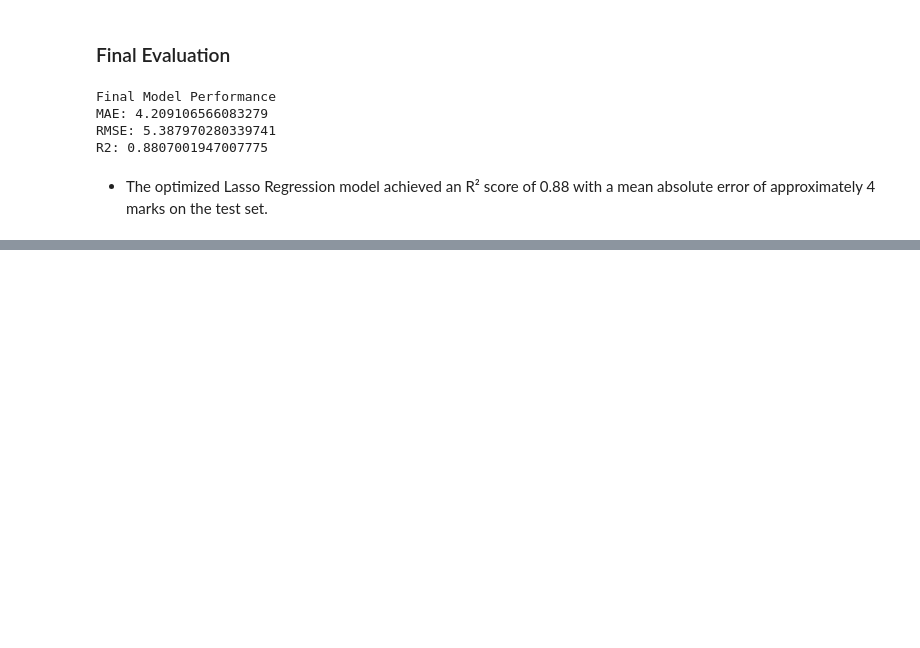
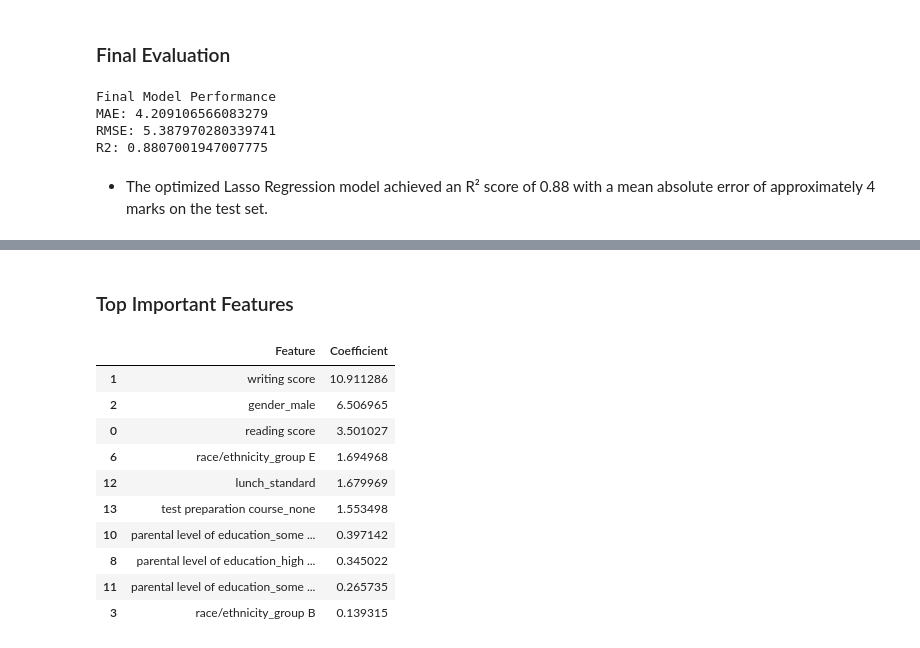
Before and after one commit to Alamin-refat/Student-Score-Prediction-ML, a Jupyter notebook: student_score_prediction.ipynb, the cells around one changed output, grey strips where cells are left out. Saved outputs shown, nothing was run; the diff lists cells and outputs as text; code cells hidden in the pictures; blank space fills up the shorter version.

```diff
--- a/student_score_prediction.ipynb
+++ b/student_score_prediction.ipynb
@@ -494,0 +529,16 @@ R2: 0.8807001947007775
+# %% [markdown]
+### Top Important Features
+# %%
+importance_df.head(10)
+# %% [output]
+|  | Feature | Coefficient |
+| 1 | writing score | 10.911286 |
+| 2 | gender_male | 6.506965 |
+| 0 | reading score | 3.501027 |
+| 6 | race/ethnicity_group E | 1.694968 |
+| 12 | lunch_standard | 1.679969 |
+| 13 | test preparation course_none | 1.553498 |
+| 10 | parental level of education_some ... | 0.397142 |
+| 8 | parental level of education_high ... | 0.345022 |
+| 11 | parental level of education_some ... | 0.265735 |
+| 3 | race/ethnicity_group B | 0.139315 |
```
Also changed, not shown: parts of 9 cells of this notebook.
